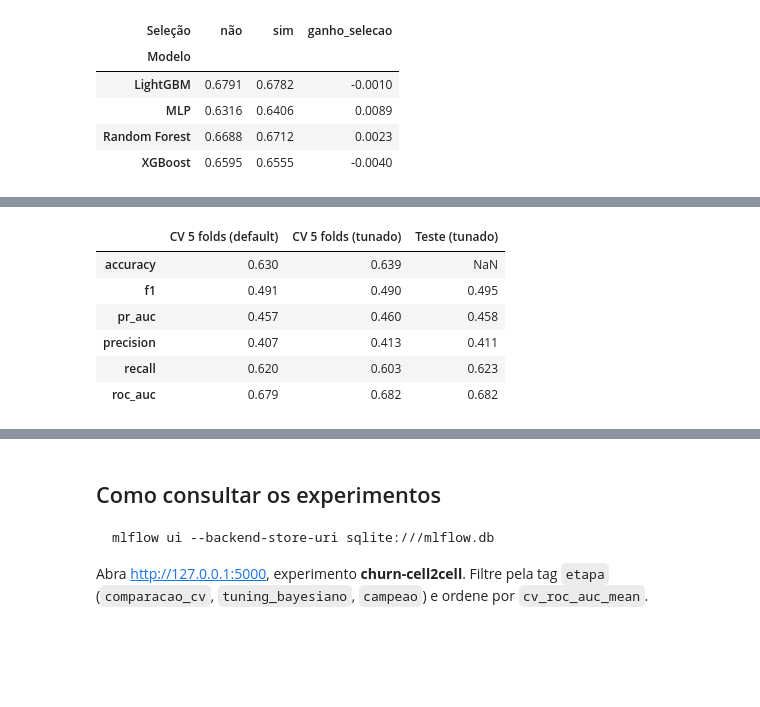
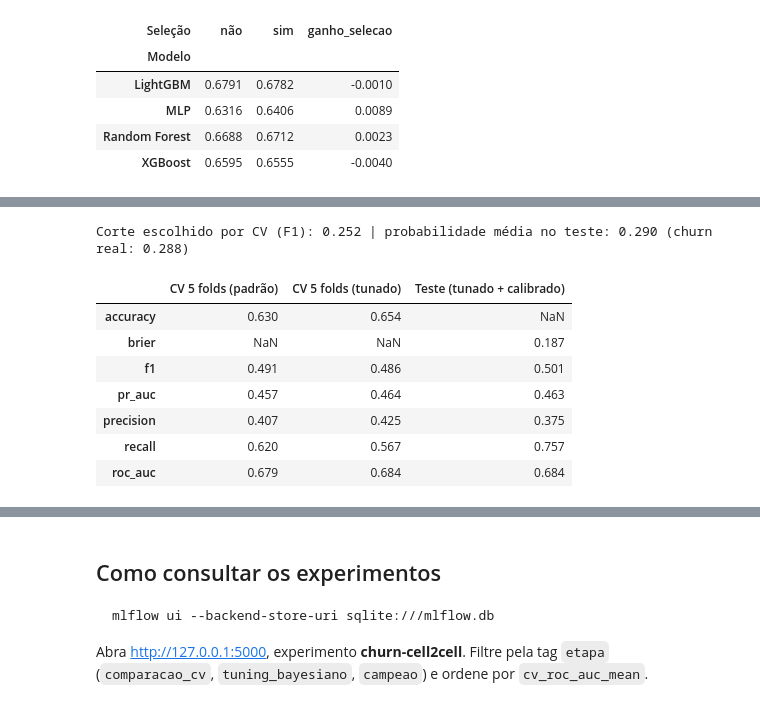
Before and after one commit to jumrs/tech-challenge-1-FIAP, a Jupyter notebook: notebooks/tech_challenge_1_FIAP.ipynb, the cells around one changed output, grey strips where cells are left out. Saved outputs shown, nothing was run; the diff lists cells and outputs as text; code cells hidden in the pictures; blank space fills up the shorter version.

```diff
--- a/notebooks/tech_challenge_1_FIAP.ipynb
+++ b/notebooks/tech_challenge_1_FIAP.ipynb
@@ -1710,14 +1709,19 @@ ESPACOS = {
 }
 
 
+# O tuning usa a mesma configuração do campeão (com ou sem seleção de features).
+SELECIONAR = campeao['Seleção'] == 'sim'
+
+
 def tunar(nome, n_trials=N_TRIALS):
     cv_rapido = StratifiedKFold(n_splits=3, shuffle=True, random_state=RANDOM_STATE)
 
     def objetivo(trial):
-        threshold = trial.suggest_categorical('threshold', ['0.5*mean', 'mean', 'median'])
+        threshold = (trial.suggest_categorical('threshold', ['0.5*mean', 'mean', 'median'])
+                     if SELECIONAR else 'median')
         params = ESPACOS[nome](trial)
         trial.set_user_attr('params', params)
-        pipe = make_pipeline(nome, True, threshold, **params)
+        pipe = make_pipeline(nome, SELECIONAR, threshold, **params)
         with mlflow.start_run(run_name=f'{nome} | trial {trial.number}', nested=True):
             auc = cross_val_score(pipe, X_train, y_train, cv=cv_rapido, scoring='roc_auc', n_jobs=-1).mean()
             mlflow.log_params({**params, 'threshold': threshold})
@@ -1735,6 +1739,6 @@ def tunar(nome, n_trials=N_TRIALS):
 study = tunar(NOME_CAMPEAO)
 melhor = study.best_trial
 print(f"Melhor AUC-ROC (CV 3 folds): {study.best_value:.4f}")
-print("Limiar do seletor:", melhor.params['threshold'])
+print("Seleção de features:", 'sim' if SELECIONAR else 'não')
 print("Hiperparâmetros:", melhor.user_attrs['params'])
 # %% [output]
@@ -1760,0 +1764,9 @@ plt.tight_layout(); plt.show()
+# %%
+params_otimos = melhor.user_attrs['params']
+threshold_otimo = melhor.params.get('threshold', 'median')
+pipe_tunado = make_pipeline(NOME_CAMPEAO, SELECIONAR, threshold_otimo, **params_otimos)
+
+scores = cross_validate(pipe_tunado, X_train, y_train, cv=cv, scoring=SCORING, n_jobs=-1)
+cv_final = {m: scores[f'test_{m}'] for m in SCORING}
+print(f"AUC-ROC CV 5 folds: padrão = {campeao['roc_auc']:.4f} | "
+      f"tunado = {cv_final['roc_auc'].mean():.4f} ± {cv_final['roc_auc'].std():.4f}")
@@ -1761,36 +1834,33 @@ plt.tight_layout(); plt.show()
 # %%
-params_otimos = melhor.user_attrs['params']
-threshold_otimo = melhor.params['threshold']
-pipe_final = make_pipeline(NOME_CAMPEAO, True, threshold_otimo, **params_otimos)
+modelo_final = TunedThresholdClassifierCV(
+    pipe_calibrado, scoring='f1', cv=cv, random_state=RANDOM_STATE
+)
 
-with mlflow.start_run(run_name=f'CAMPEAO | {NOME_CAMPEAO} (tunado)'):
+with mlflow.start_run(run_name=f'CAMPEAO | {NOME_CAMPEAO} (tunado + calibrado)'):
     mlflow.set_tags({'etapa': 'campeao'})
-    mlflow.log_params({'modelo': NOME_CAMPEAO, 'threshold': threshold_otimo, **params_otimos})
-
-    # 1) CV com 5 folds, comparável à tabela da comparação
-    scores = cross_validate(pipe_final, X_train, y_train, cv=cv, scoring=SCORING, n_jobs=-1)
-    cv_final = {m: scores[f'test_{m}'] for m in SCORING}
+    mlflow.log_params({'modelo': NOME_CAMPEAO, 'selecao_features': SELECIONAR,
+                       'threshold_seletor': threshold_otimo, 'calibracao': 'sigmoid', **params_otimos})
     for m, v in cv_final.items():
         mlflow.log_metric(f'cv_{m}_mean', v.mean())
         mlflow.log_metric(f'cv_{m}_std', v.std())
 
-    # 2) Ajuste no treino completo + avaliação única no teste
-    pipe_final.fit(X_train, y_train)
-    proba = pipe_final.predict_proba(X_test)[:, 1]
-    pred = (proba >= 0.5).astype(int)
+    modelo_final.fit(X_train, y_train)
+    corte = modelo_final.best_threshold_
+    proba = modelo_final.predict_proba(X_test)[:, 1]
+    pred = (proba >= corte).astype(int)
     teste = {'roc_auc': roc_auc_score(y_test, proba), 'pr_auc': average_precision_score(y_test, proba),
              'recall': recall_score(y_test, pred), 'precision': precision_score(y_test, pred),
-             'f1': f1_score(y_test, pred)}
+             'f1': f1_score(y_test, pred), 'brier': brier_score_loss(y_test, proba)}
+    mlflow.log_metric('corte', corte)
     for m, v in teste.items():
         mlflow.log_metric(f'test_{m}', v)
+    mlflow.sklearn.log_model(modelo_final, name='modelo', serialization_format='cloudpickle')
 
-    # 3) Modelo (pipeline completo, com imputer, scaler e seletor)
-    mlflow.sklearn.log_model(pipe_final, name='modelo', serialization_format='cloudpickle')
-
-resumo = pd.DataFrame({
-    'CV 5 folds (default)': campeao[list(SCORING)].astype(float),
+print(f"Corte escolhido por CV (F1): {corte:.3f} | probabilidade média no teste: {proba.mean():.3f} "
+      f"(churn real: {y_test.mean():.3f})")
+pd.DataFrame({
+    'CV 5 folds (padrão)': campeao[list(SCORING)].astype(float),
     'CV 5 folds (tunado)': {m: v.mean() for m, v in cv_final.items()},
-    'Teste (tunado)': teste,
+    'Teste (tunado + calibrado)': teste,
 }).round(3)
-resumo
 # %% [output]
@@ -1799,8 +1869,10 @@ resumo
+Corte escolhido por CV (F1): 0.252 | probabilidade média no teste: 0.290 (churn real: 0.288)
-|  | CV 5 folds (default) | CV 5 folds (tunado) | Teste (tunado) |
-| accuracy | 0.630 | 0.639 | NaN |
-| f1 | 0.491 | 0.490 | 0.495 |
-| pr_auc | 0.457 | 0.460 | 0.458 |
-| precision | 0.407 | 0.413 | 0.411 |
-| recall | 0.620 | 0.603 | 0.623 |
-| roc_auc | 0.679 | 0.682 | 0.682 |
+|  | CV 5 folds (padrão) | CV 5 folds (tunado) | Teste (tunado + calibrado) |
+| accuracy | 0.630 | 0.654 | NaN |
+| brier | NaN | NaN | 0.187 |
+| f1 | 0.491 | 0.486 | 0.501 |
+| pr_auc | 0.457 | 0.464 | 0.463 |
+| precision | 0.407 | 0.425 | 0.375 |
+| recall | 0.620 | 0.567 | 0.757 |
+| roc_auc | 0.679 | 0.684 | 0.684 |
 # %%
```
Also changed, not shown: parts of 27 cells of this notebook.
